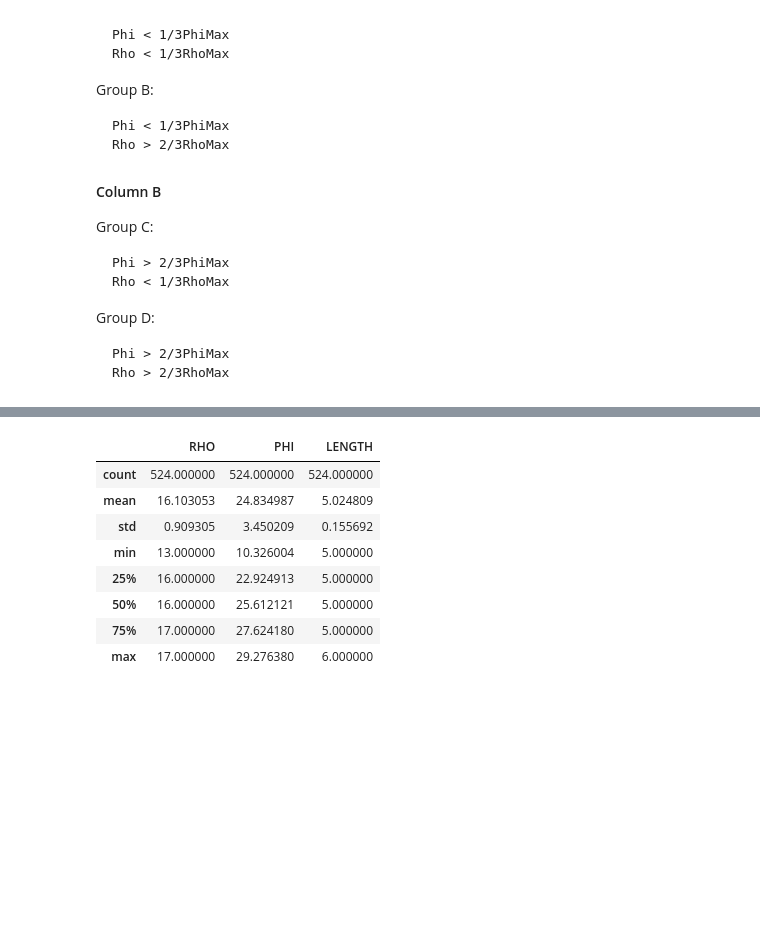
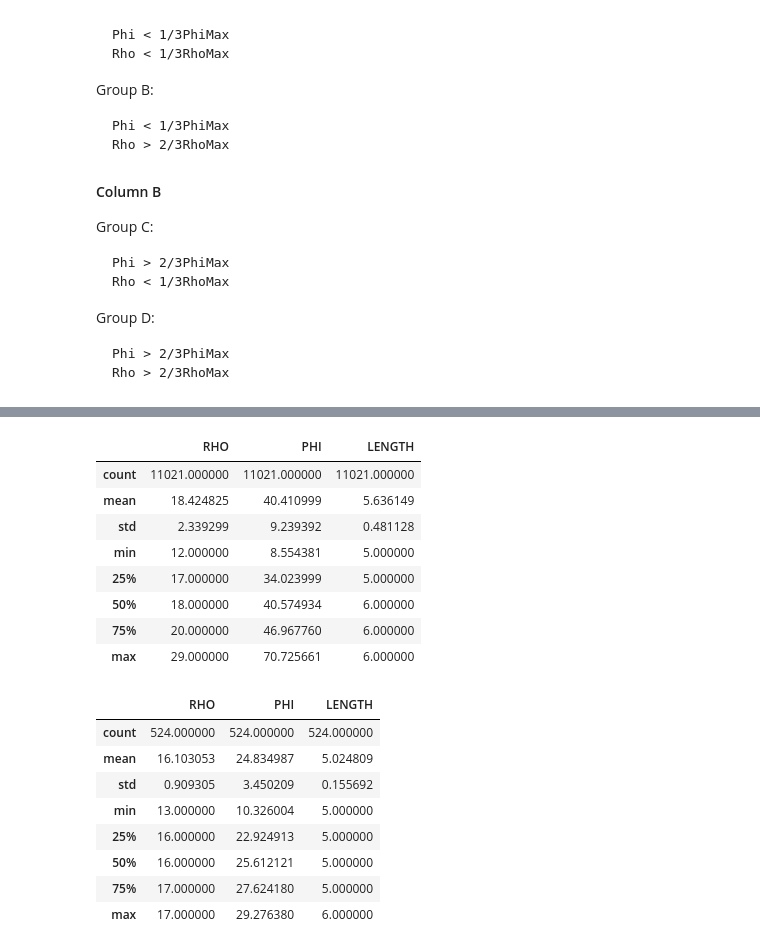
Before and after one commit to wakaru44/letter_counting, a Jupyter notebook: code/Letter Counting.ipynb, the cells around one changed output, grey strips where cells are left out. Saved outputs shown, nothing was run; the diff lists cells and outputs as text; code cells hidden in the pictures; blank space fills up the shorter version.

```diff
--- a/code/Letter Counting.ipynb
+++ b/code/Letter Counting.ipynb
@@ -571,3 +584,24 @@ Group D:
+# %%
+## TEMP.
+
+# taking a closer look at the data
+
+# Between 5 and 6 characters long
+min_l = 5
+max_l = 6
+words = data.loc[data["LENGTH"].apply(lambda x: filter_length(x,min_l,max_l))]
+words = words.loc[words["PALABRA"].apply(filter_chars)]
+words.describe()
+# %% [output]
+|  | RHO | PHI | LENGTH |
+| count | 11021.000000 | 11021.000000 | 11021.000000 |
+| mean | 18.424825 | 40.410999 | 5.636149 |
+| std | 2.339299 | 9.239392 | 0.481128 |
+| min | 12.000000 | 8.554381 | 5.000000 |
+| 25% | 17.000000 | 34.023999 | 5.000000 |
+| 50% | 18.000000 | 40.574934 | 6.000000 |
+| 75% | 20.000000 | 46.967760 | 6.000000 |
+| max | 29.000000 | 70.725661 | 6.000000 |
 # %%
 ## Building the 1st group
 #  Using filter_length, filter_phi, filter_freq,
```
Also changed, not shown: parts of 4 cells of this notebook, 8 other files.
